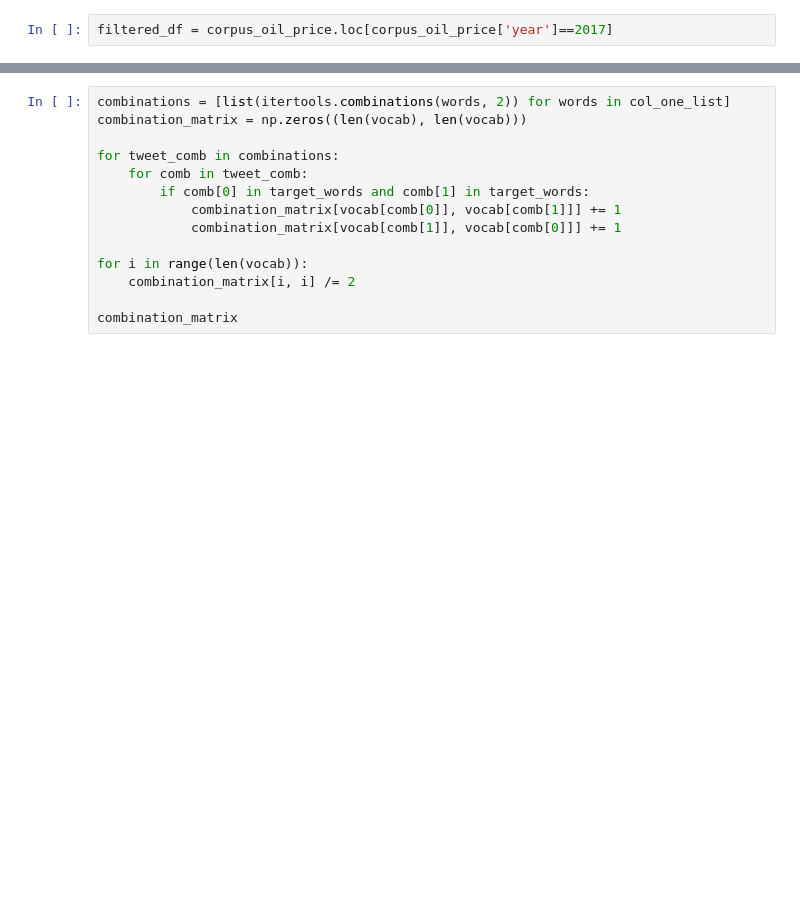
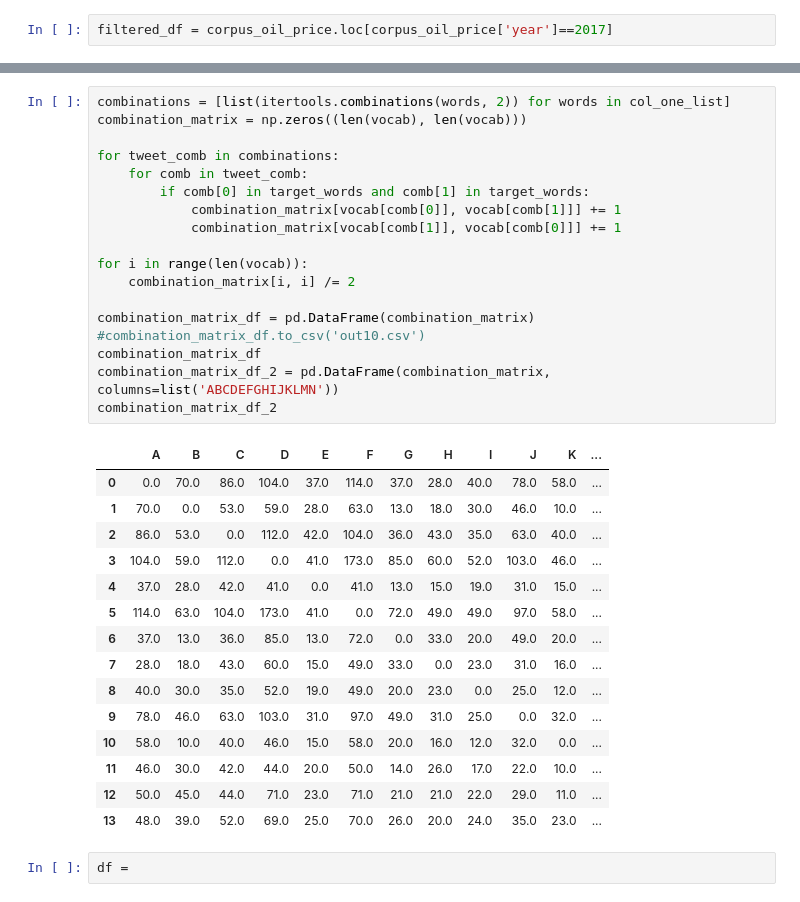
Before and after one commit to ebelingbarros/Final-project-Spiced-bootcamp, a Jupyter notebook: nlp_notebook_model-network-analysis.ipynb, the cells around one changed output, grey strips where cells are left out. Drawn from its saved outputs; the diff is of its cells as text; blank space fills up the shorter version.

```diff
--- a/nlp_notebook_model-network-analysis.ipynb
+++ b/nlp_notebook_model-network-analysis.ipynb
@@ -113,14 +226,36 @@ len(vocab)
 # %%
 combinations = [list(itertools.combinations(words, 2)) for words in col_one_list]
 combination_matrix = np.zeros((len(vocab), len(vocab)))
 
 for tweet_comb in combinations:
     for comb in tweet_comb:
         if comb[0] in target_words and comb[1] in target_words:
             combination_matrix[vocab[comb[0]], vocab[comb[1]]] += 1
             combination_matrix[vocab[comb[1]], vocab[comb[0]]] += 1
 
 for i in range(len(vocab)):
     combination_matrix[i, i] /= 2
 
-combination_matrix
+combination_matrix_df = pd.DataFrame(combination_matrix)
+#combination_matrix_df.to_csv('out10.csv')
+combination_matrix_df
+combination_matrix_df_2 = pd.DataFrame(combination_matrix, columns=list('ABCDEFGHIJKLMN'))
+combination_matrix_df_2
+# %% [output]
+|  | A | B | C | D | E | F | G | H | I | J | K | ... |
+| 0 | 0.0 | 70.0 | 86.0 | 104.0 | 37.0 | 114.0 | 37.0 | 28.0 | 40.0 | 78.0 | 58.0 | ... |
+| 1 | 70.0 | 0.0 | 53.0 | 59.0 | 28.0 | 63.0 | 13.0 | 18.0 | 30.0 | 46.0 | 10.0 | ... |
+| 2 | 86.0 | 53.0 | 0.0 | 112.0 | 42.0 | 104.0 | 36.0 | 43.0 | 35.0 | 63.0 | 40.0 | ... |
+| 3 | 104.0 | 59.0 | 112.0 | 0.0 | 41.0 | 173.0 | 85.0 | 60.0 | 52.0 | 103.0 | 46.0 | ... |
+| 4 | 37.0 | 28.0 | 42.0 | 41.0 | 0.0 | 41.0 | 13.0 | 15.0 | 19.0 | 31.0 | 15.0 | ... |
+| 5 | 114.0 | 63.0 | 104.0 | 173.0 | 41.0 | 0.0 | 72.0 | 49.0 | 49.0 | 97.0 | 58.0 | ... |
+| 6 | 37.0 | 13.0 | 36.0 | 85.0 | 13.0 | 72.0 | 0.0 | 33.0 | 20.0 | 49.0 | 20.0 | ... |
+| 7 | 28.0 | 18.0 | 43.0 | 60.0 | 15.0 | 49.0 | 33.0 | 0.0 | 23.0 | 31.0 | 16.0 | ... |
+| 8 | 40.0 | 30.0 | 35.0 | 52.0 | 19.0 | 49.0 | 20.0 | 23.0 | 0.0 | 25.0 | 12.0 | ... |
+| 9 | 78.0 | 46.0 | 63.0 | 103.0 | 31.0 | 97.0 | 49.0 | 31.0 | 25.0 | 0.0 | 32.0 | ... |
+| 10 | 58.0 | 10.0 | 40.0 | 46.0 | 15.0 | 58.0 | 20.0 | 16.0 | 12.0 | 32.0 | 0.0 | ... |
+| 11 | 46.0 | 30.0 | 42.0 | 44.0 | 20.0 | 50.0 | 14.0 | 26.0 | 17.0 | 22.0 | 10.0 | ... |
+| 12 | 50.0 | 45.0 | 44.0 | 71.0 | 23.0 | 71.0 | 21.0 | 21.0 | 22.0 | 29.0 | 11.0 | ... |
+| 13 | 48.0 | 39.0 | 52.0 | 69.0 | 25.0 | 70.0 | 26.0 | 20.0 | 24.0 | 35.0 | 23.0 | ... |
+# %%
+df =
```
Also changed, not shown: parts of 20 cells of this notebook, 40 other files.
